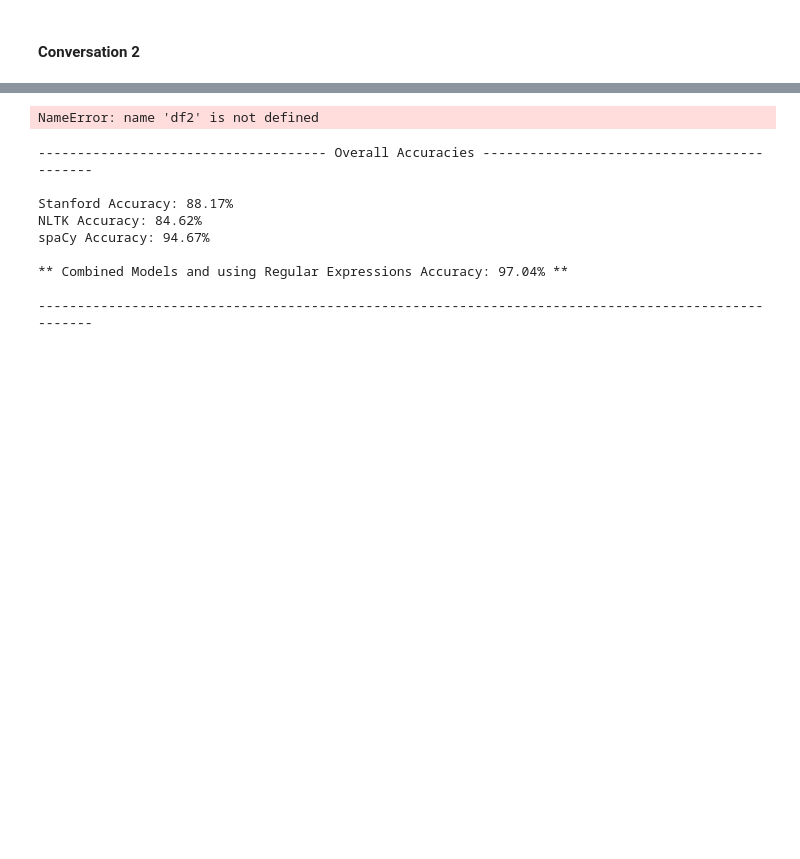
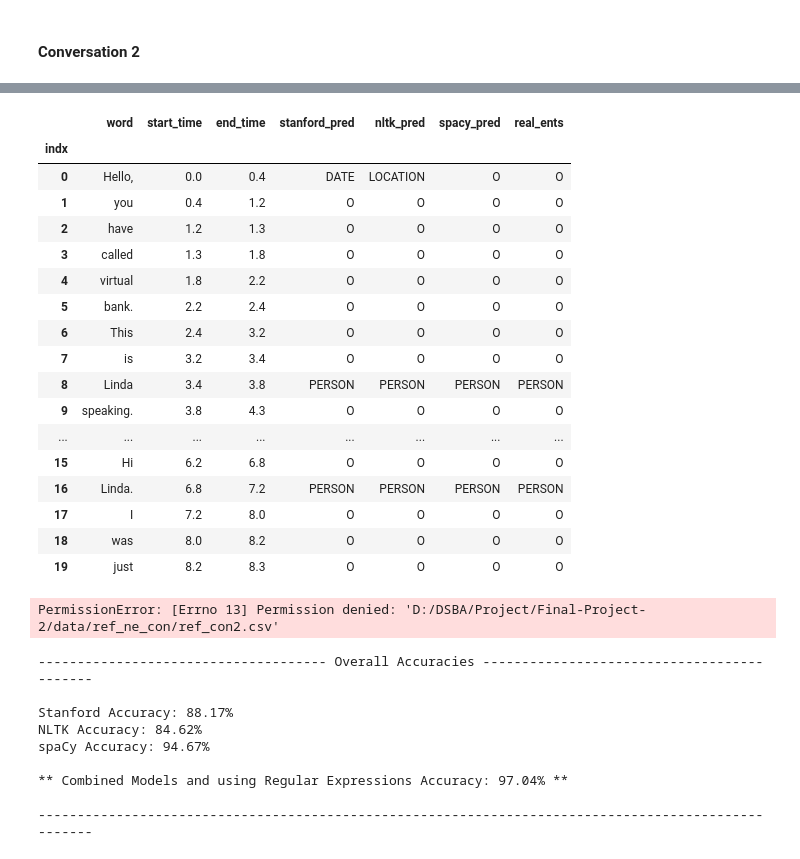
Before and after one commit to sandnattanicha/Final-Project, a Jupyter notebook: NER_ipynb/NER_PROCESS.ipynb, the cells around one changed output, grey strips where cells are left out. Saved outputs shown, nothing was run; the diff lists cells and outputs as text; code cells hidden in the pictures; blank space fills up the shorter version.

```diff
--- a/NER_ipynb/NER_PROCESS.ipynb
+++ b/NER_ipynb/NER_PROCESS.ipynb
@@ -441,0 +446,2 @@ def acc_plot(st_acc, nltk_acc, spacy_acc, r_ent_acc):
+# %%
+con2, df2 = read_load('D:/DSBA/Project/Final-Project-2/data/GG_Speech/conversation_2.json')
@@ -442,7 +473,24 @@ def acc_plot(st_acc, nltk_acc, spacy_acc, r_ent_acc):
 # %%
-df2.head(10)
+df2.head(20)
 # %% [output]
-NameError: name 'df2' is not defined
+|  | word | start_time | end_time | stanford_pred | nltk_pred | spacy_pred | real_ents |
+| indx |  |  |  |  |  |  |  |
+| 0 | Hello, | 0.0 | 0.4 | DATE | LOCATION | O | O |
+| 1 | you | 0.4 | 1.2 | O | O | O | O |
+| 2 | have | 1.2 | 1.3 | O | O | O | O |
+| 3 | called | 1.3 | 1.8 | O | O | O | O |
+| 4 | virtual | 1.8 | 2.2 | O | O | O | O |
+| 5 | bank. | 2.2 | 2.4 | O | O | O | O |
+| 6 | This | 2.4 | 3.2 | O | O | O | O |
+| 7 | is | 3.2 | 3.4 | O | O | O | O |
+| 8 | Linda | 3.4 | 3.8 | PERSON | PERSON | PERSON | PERSON |
+| 9 | speaking. | 3.8 | 4.3 | O | O | O | O |
+| ... | ... | ... | ... | ... | ... | ... | ... |
+| 15 | Hi | 6.2 | 6.8 | O | O | O | O |
+| 16 | Linda. | 6.8 | 7.2 | PERSON | PERSON | PERSON | PERSON |
+| 17 | I | 7.2 | 8.0 | O | O | O | O |
+| 18 | was | 8.0 | 8.2 | O | O | O | O |
+| 19 | just | 8.2 | 8.3 | O | O | O | O |
 # %%
 # Reading json file and storing in df
 con2, df2 = read_load('D:/DSBA/Project/Final-Project-2/data/GG_Speech/conversation_2.json')
@@ -460,7 +508,9 @@ formal_ents2 = filter_ents(df2)
 # %%
 # formal_ents2.to_csv('D:/DSBA/Project/Final-Project-2/data/ner_pred/ner_pred_con2.csv')
 # %%
-# df2.to_csv('D:/DSBA/Project/Final-Project-2/data/ref_ne_con/ref_con2.csv')
+df2.to_csv('D:/DSBA/Project/Final-Project-2/data/ref_ne_con/ref_con22.csv')
+# %% [output]
+PermissionError: [Errno 13] Permission denied: 'D:/DSBA/Project/Final-Project-2/data/ref_ne_con/ref_con2.csv'
 # %%
 ref2 = pd.read_csv('D:/DSBA/Project/Final-Project-2/data/ref_ne_con/ref_con2.csv')
 ref2 = [i for i in ref2['label']]
```
Also changed, not shown: parts of 3 cells of this notebook, 3 other files.
